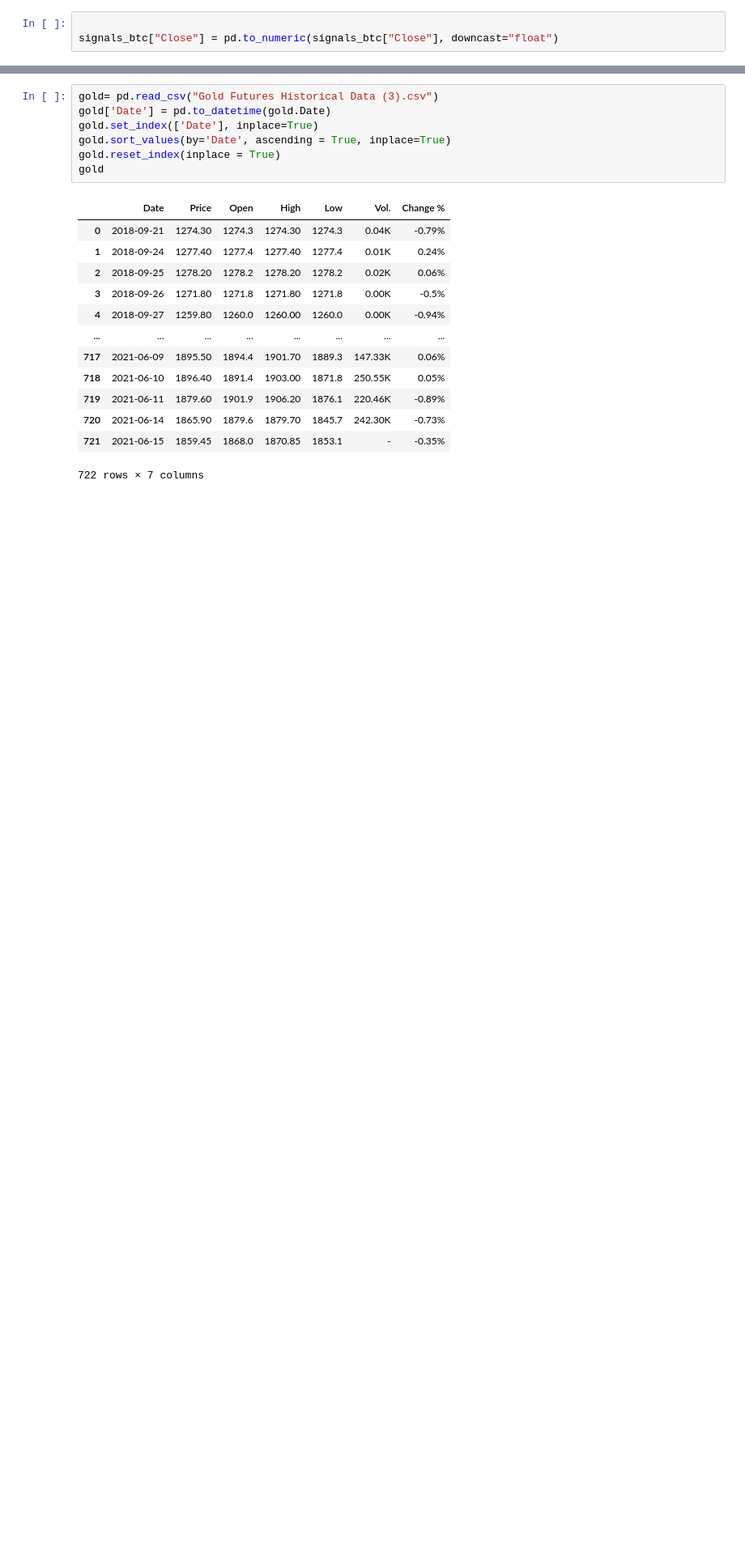
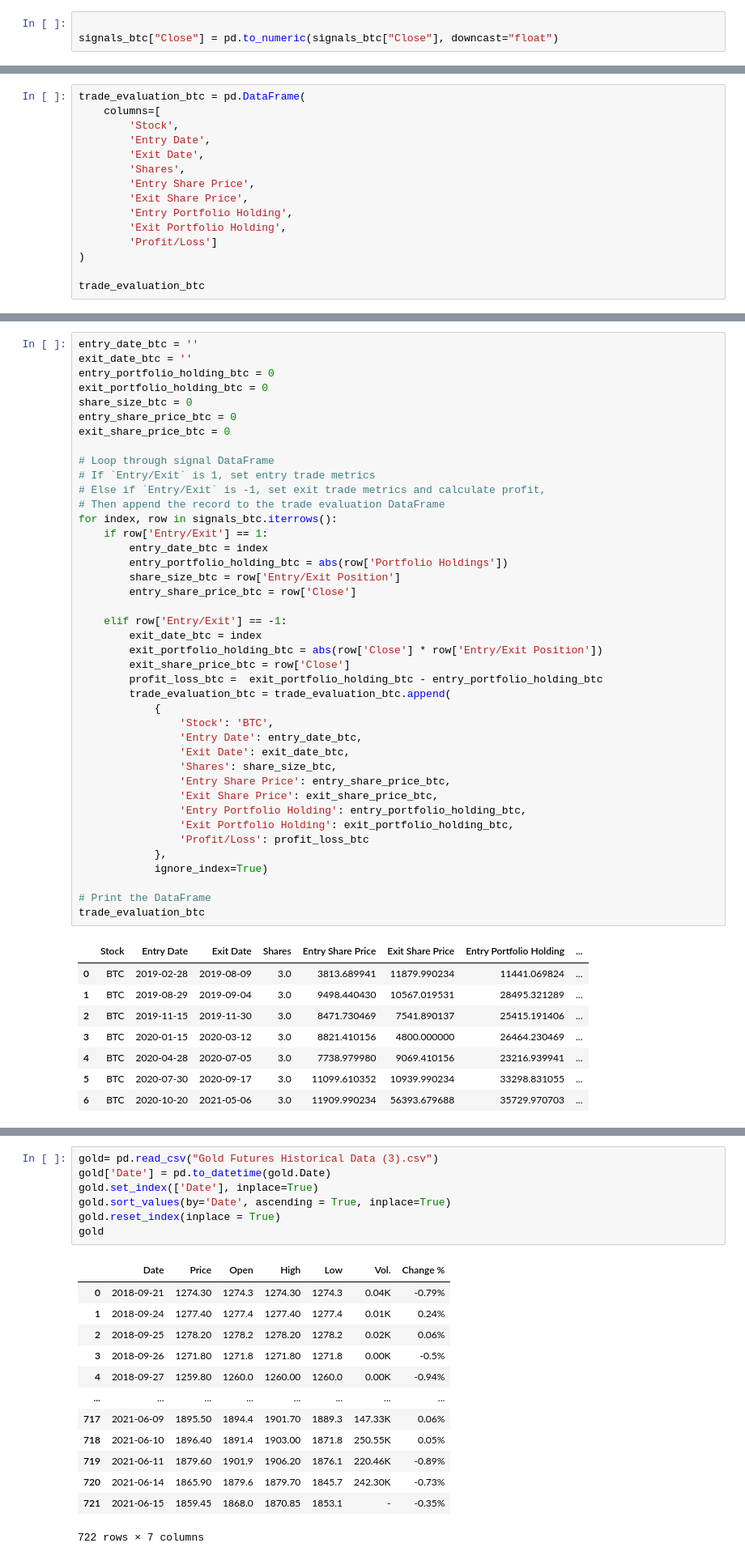
Before and after one commit to tatejones919/Algorithmic_Trading, a Jupyter notebook: back_testing.ipynb, the cells around one changed output, grey strips where cells are left out. Shown at 81% size. Saved outputs shown, nothing was run; the diff lists cells and outputs as text; blank space fills up the shorter version.

```diff
--- a/back_testing.ipynb
+++ b/back_testing.ipynb
@@ -265,0 +615,15 @@ entry_exit_plot.opts(xaxis=None)
+# %%
+trade_evaluation_btc = pd.DataFrame(
+    columns=[
+        'Stock',
+        'Entry Date',
+        'Exit Date',
+        'Shares',
+        'Entry Share Price',
+        'Exit Share Price',
+        'Entry Portfolio Holding',
+        'Exit Portfolio Holding',
+        'Profit/Loss']
+)
+
+trade_evaluation_btc
@@ -265,0 +632,50 @@ entry_exit_plot.opts(xaxis=None)
+# %%
+entry_date_btc = ''
+exit_date_btc = ''
+entry_portfolio_holding_btc = 0
+exit_portfolio_holding_btc = 0
+share_size_btc = 0
+entry_share_price_btc = 0
+exit_share_price_btc = 0
+
+# Loop through signal DataFrame
+# If `Entry/Exit` is 1, set entry trade metrics
+# Else if `Entry/Exit` is -1, set exit trade metrics and calculate profit,
+# Then append the record to the trade evaluation DataFrame
+for index, row in signals_btc.iterrows():
+    if row['Entry/Exit'] == 1:
+        entry_date_btc = index
+        entry_portfolio_holding_btc = abs(row['Portfolio Holdings'])
+        share_size_btc = row['Entry/Exit Position']
+        entry_share_price_btc = row['Close']
+
+    elif row['Entry/Exit'] == -1:
+        exit_date_btc = index
+        exit_portfolio_holding_btc = abs(row['Close'] * row['Entry/Exit Position'])
+        exit_share_price_btc = row['Close']
+        profit_loss_btc =  exit_portfolio_holding_btc - entry_portfolio_holding_btc
+        trade_evaluation_btc = trade_evaluation_btc.append(
+            {
+                'Stock': 'BTC',
+                'Entry Date': entry_date_btc,
+                'Exit Date': exit_date_btc,
+                'Shares': share_size_btc,
+                'Entry Share Price': entry_share_price_btc,
+                'Exit Share Price': exit_share_price_btc,
+                'Entry Portfolio Holding': entry_portfolio_holding_btc,
+                'Exit Portfolio Holding': exit_portfolio_holding_btc,
+                'Profit/Loss': profit_loss_btc
+            },
+            ignore_index=True)
+
+# Print the DataFrame
+trade_evaluation_btc
+# %% [output]
+|  | Stock | Entry Date | Exit Date | Shares | Entry Share Price | Exit Share Price | Entry Portfolio Holding | ... |
+| 0 | BTC | 2019-02-28 | 2019-08-09 | 3.0 | 3813.689941 | 11879.990234 | 11441.069824 | ... |
+| 1 | BTC | 2019-08-29 | 2019-09-04 | 3.0 | 9498.440430 | 10567.019531 | 28495.321289 | ... |
+| 2 | BTC | 2019-11-15 | 2019-11-30 | 3.0 | 8471.730469 | 7541.890137 | 25415.191406 | ... |
+| 3 | BTC | 2020-01-15 | 2020-03-12 | 3.0 | 8821.410156 | 4800.000000 | 26464.230469 | ... |
+| 4 | BTC | 2020-04-28 | 2020-07-05 | 3.0 | 7738.979980 | 9069.410156 | 23216.939941 | ... |
+| 5 | BTC | 2020-07-30 | 2020-09-17 | 3.0 | 11099.610352 | 10939.990234 | 33298.831055 | ... |
+| 6 | BTC | 2020-10-20 | 2021-05-06 | 3.0 | 11909.990234 | 56393.679688 | 35729.970703 | ... |
```
Also changed, not shown: parts of 30 cells of this notebook, 3 other files.
